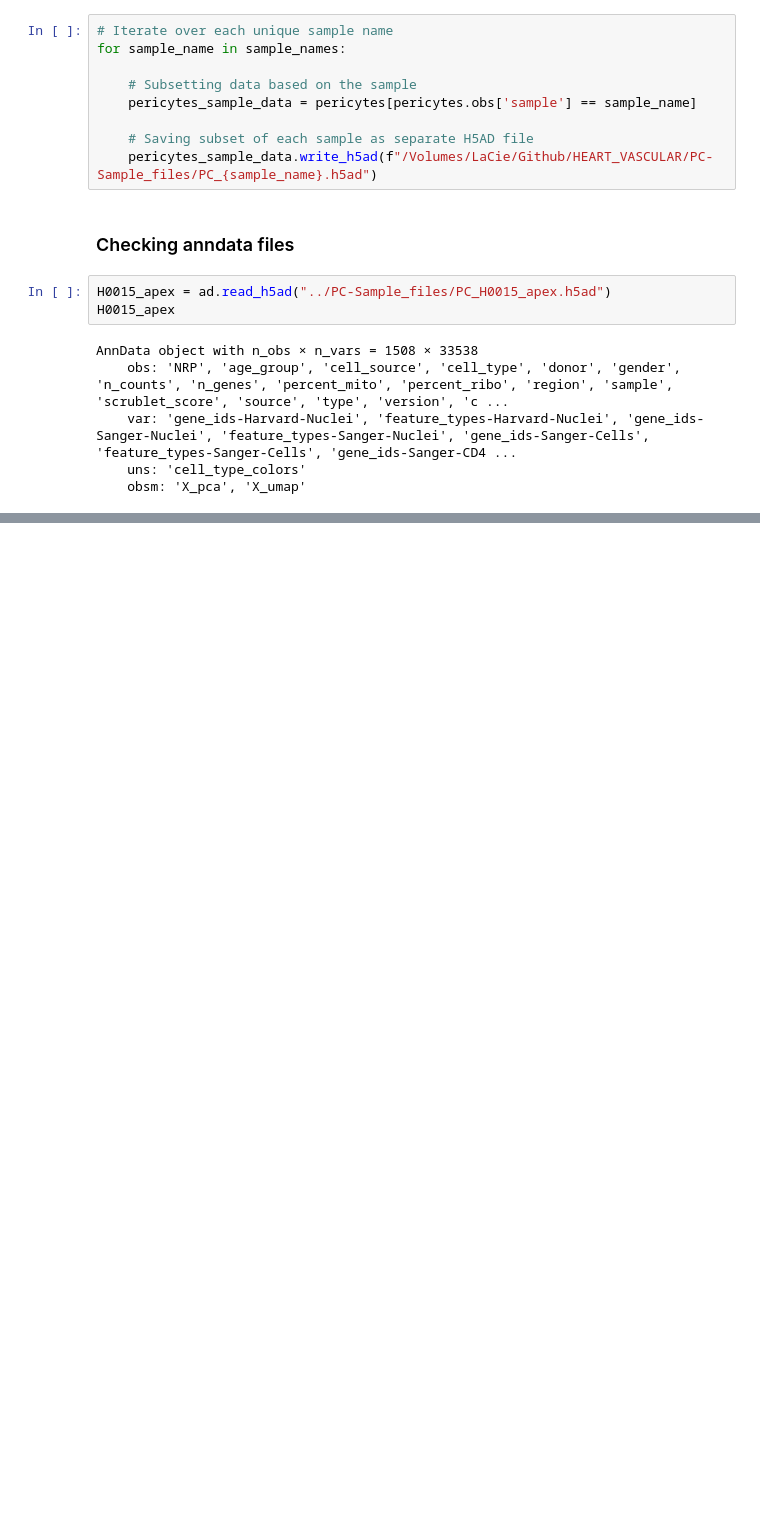
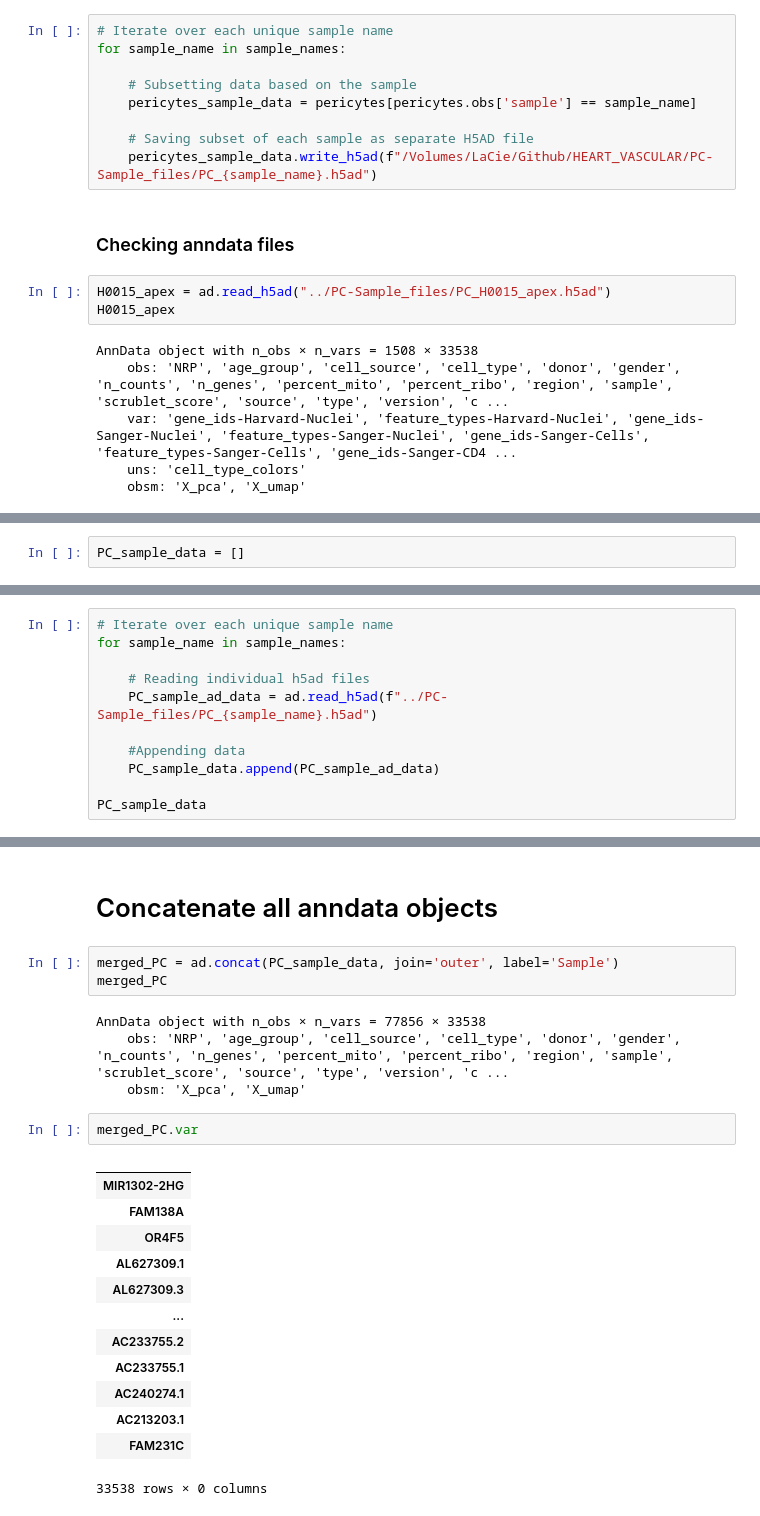
Before and after one commit to Talavera-Lopez-Lab/Heart_Vascular, a Jupyter notebook: Reading_files/vascular.ipynb, the cells around one changed output, grey strips where cells are left out. Saved outputs shown, nothing was run; the diff lists cells and outputs as text; blank space fills up the shorter version.

Commit message:
Updated - Concatenation

```diff
--- a/Reading_files/vascular.ipynb
+++ b/Reading_files/vascular.ipynb
@@ -118,0 +140,2 @@ AnnData object with n_obs × n_vars = 1508 × 33538
+# %%
+PC_sample_data = []
@@ -118,0 +144,11 @@ AnnData object with n_obs × n_vars = 1508 × 33538
+# %%
+# Iterate over each unique sample name
+for sample_name in sample_names:
+
+    # Reading individual h5ad files
+    PC_sample_ad_data = ad.read_h5ad(f"../PC-Sample_files/PC_{sample_name}.h5ad")
+
+    #Appending data
+    PC_sample_data.append(PC_sample_ad_data)
+
+PC_sample_data
@@ -118,0 +173,25 @@ AnnData object with n_obs × n_vars = 1508 × 33538
+# %% [markdown]
+# Concatenate all anndata objects
+# %%
+merged_PC = ad.concat(PC_sample_data, join='outer', label='Sample')
+merged_PC
+# %% [output]
+AnnData object with n_obs × n_vars = 77856 × 33538
+    obs: 'NRP', 'age_group', 'cell_source', 'cell_type', 'donor', 'gender', 'n_counts', 'n_genes', 'percent_mito', 'percent_ribo', 'region', 'sample', 'scrublet_score', 'source', 'type', 'version', 'c ...
+    obsm: 'X_pca', 'X_umap'
+# %%
+merged_PC.var
+# %% [output]
+|  |
+| MIR1302-2HG |
+| FAM138A |
+| OR4F5 |
+| AL627309.1 |
+| AL627309.3 |
+| ... |
+| AC233755.2 |
+| AC233755.1 |
+| AC240274.1 |
+| AC213203.1 |
+| FAM231C |
+33538 rows × 0 columns
```
Also changed, not shown: parts of 6 cells of this notebook.
